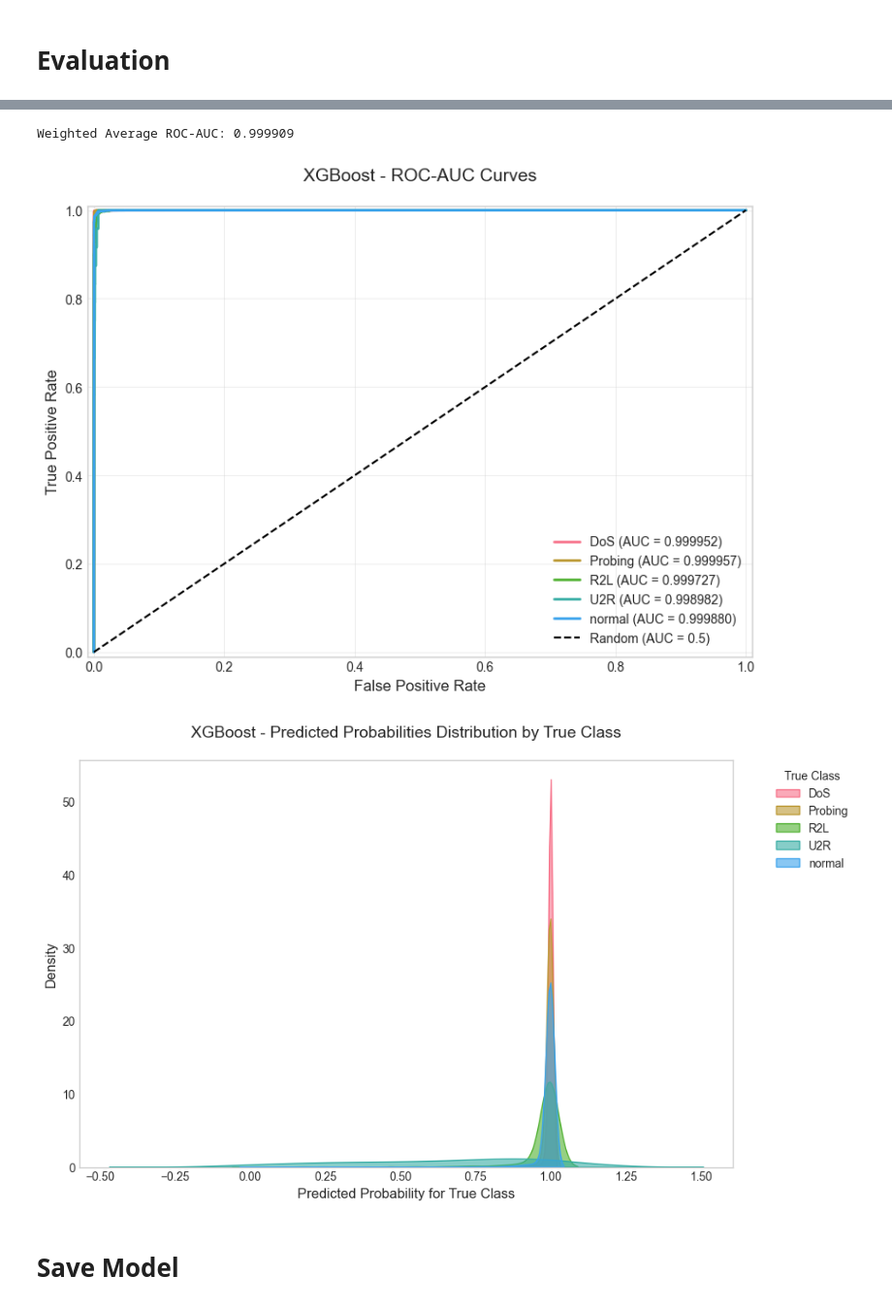
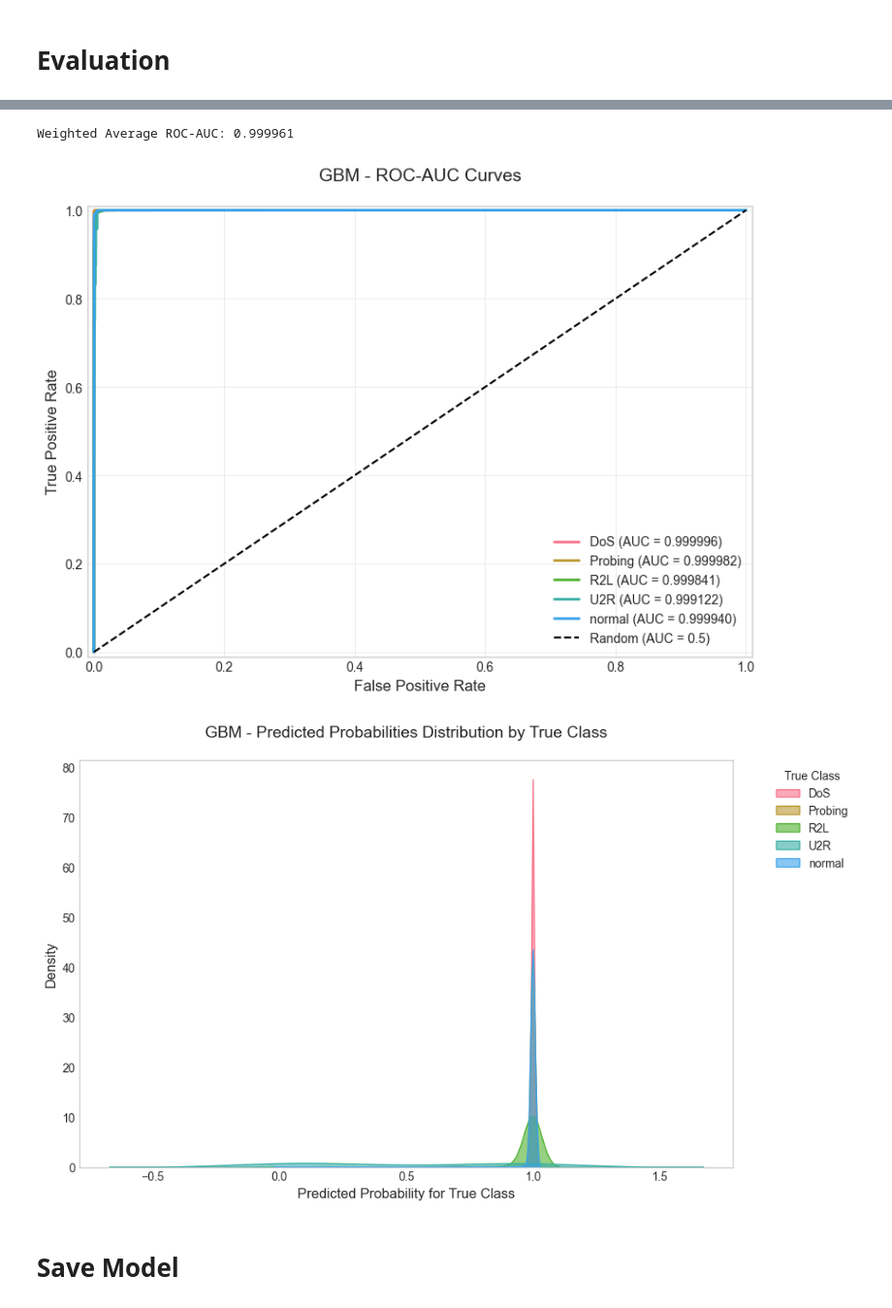
Before and after one commit to m-tsaqif/final-project-sml, a Jupyter notebook: notebook/GBM.ipynb, the cells around one changed output, grey strips where cells are left out. Shown at 97% size. Drawn from its saved outputs; the diff is of its cells as text; code cells hidden in the pictures.

```diff
--- a/notebook/GBM.ipynb
+++ b/notebook/GBM.ipynb
@@ -461,42 +452,42 @@ Best trial:
 # %% [markdown]
 # Evaluation
 # %%
-# Training
+# Konstanta
 NUM_CLASSES = len(label_encoder.classes_)
 TOP_K = 26
 
+# Ambil hyperparameter terbaik dari hasil tuning Optuna
 best_params = {
     'n_estimators': study.best_trial.params['n_estimators'],
     'max_depth': study.best_trial.params['max_depth'],
     'learning_rate': study.best_trial.params['learning_rate'],
-    'subsample': study.best_trial.params['subsample'],
-    'colsample_bytree': study.best_trial.params['colsample_bytree'],
-    'gamma': study.best_trial.params['gamma'],
-    'reg_alpha': study.best_trial.params['reg_alpha'],
-    'reg_lambda': study.best_trial.params['reg_lambda'],
-    'min_child_weight': study.best_trial.params['min_child_weight'],
-    'objective': 'multi:softprob',
-    'num_class': NUM_CLASSES,
-    'eval_metric': 'mlogloss',
-    'use_label_encoder': False,
+    'subsample': study.best_trial.params.get('subsample', 1.0),  # default jika tidak dituning
+    'min_samples_split': study.best_trial.params.get('min_samples_split', 2),
+    'min_samples_leaf': study.best_trial.params.get('min_samples_leaf', 1),
+    'max_features': study.best_trial.params.get('max_features', 'sqrt'),
+    'loss': 'log_loss',
     'random_state': 42
 }
 
-xgb_model = XGBClassifier(**best_params)
+# Inisialisasi model GBM dengan best params
+gbm_model = GradientBoostingClassifier(**best_params)
 
+# Feature selector
 feature_selector = SelectKBest(score_func=mutual_info_classif, k=TOP_K)
 
+# Pipeline
 pipeline = Pipeline([
     ('preprocessor', preprocessor),
     ('feature_selector', feature_selector),
     ('algo', utils.StratifiedKFoldMulticlass(
-        estimator=xgb_model,
+        estimator=gbm_model,
         n_folds=3,
         method='predict_proba',
         random_state=42
     ))
 ])
 
+# Fit model ke data training
 pipeline.fit(
     X_train,
     y_train_enc,
@@ -533,9 +524,9 @@ evaluator = utils.ClassificationEvaluator(
     label_encoder=label_encoder
 )
 
-evaluator.plot_confusion_matrix(title="XGBoost - Confusion Matrix")
-evaluator.plot_roc_curves(title="XGBoost - ROC-AUC Curves")
-evaluator.plot_probability_distribution(title="XGBoost - Predicted Probabilities Distribution by True Class")
+evaluator.plot_confusion_matrix(title="GBM - Confusion Matrix")
+evaluator.plot_roc_curves(title="GBM - ROC-AUC Curves")
+evaluator.plot_probability_distribution(title="GBM - Predicted Probabilities Distribution by True Class")
 # %% [output]
 Classification Report:
               precision    recall  f1-score   support
@@ -553,6 +544,6 @@ weighted avg   0.992944  0.991987  0.992304     29578
-Weighted Average ROC-AUC: 0.999909
+Weighted Average ROC-AUC: 0.999961
-[figure, old version]
+[figure, new version]
-[figure, old version]
+[figure, new version]
 # %% [markdown]
 # Save Model
 # %%
```
Also changed, not shown: parts of 9 cells of this notebook.
